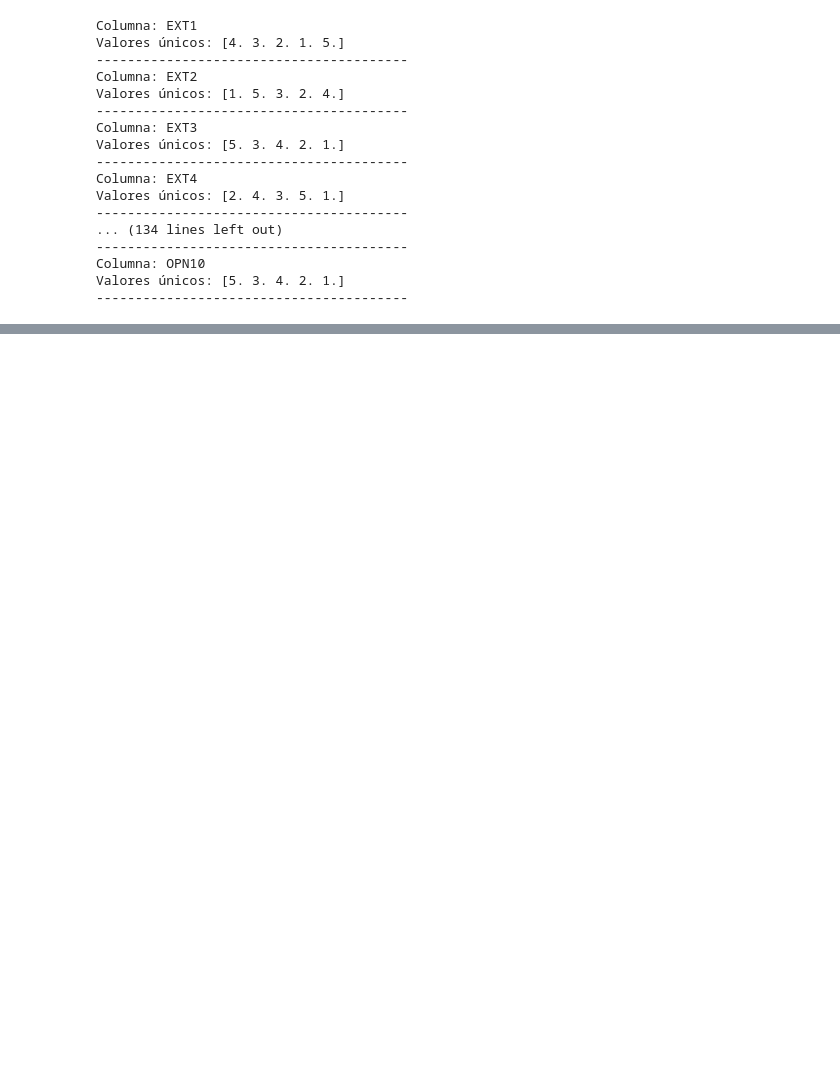
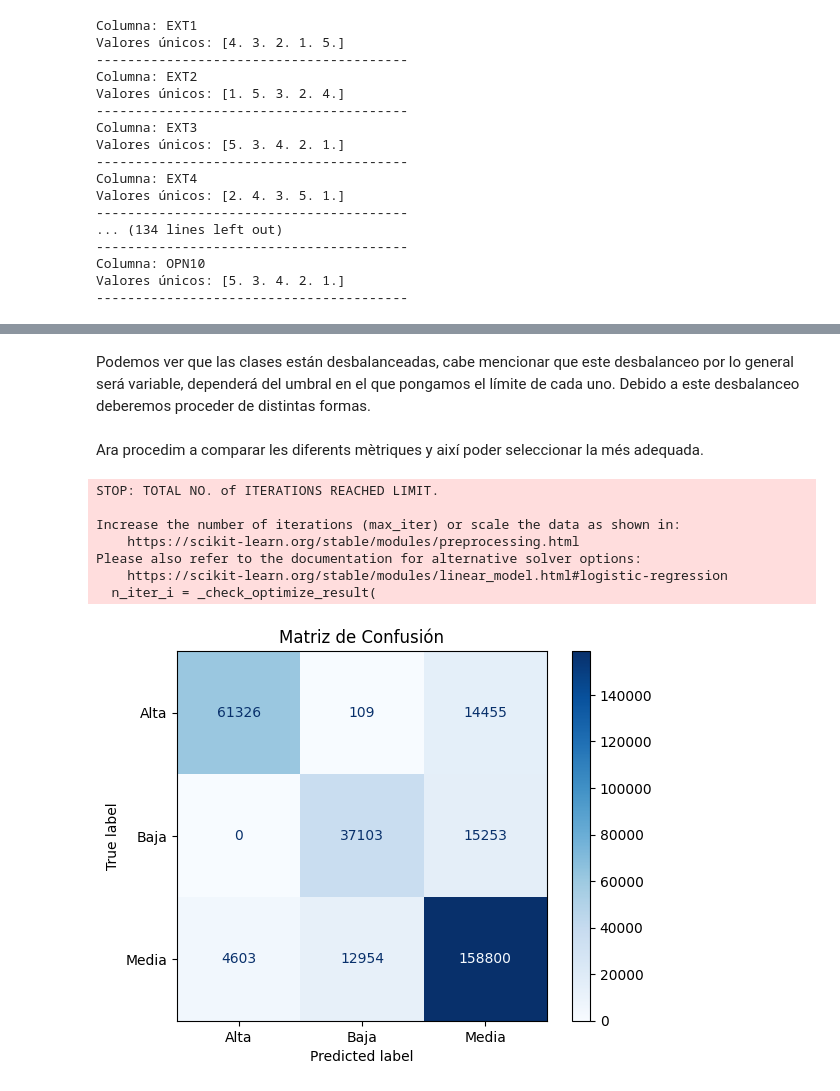
Before and after one commit to adrianpgal10/OCEAN_dataset, a Jupyter notebook: Kaggle.ipynb, the cells around one changed output, grey strips where cells are left out. Saved outputs shown, nothing was run; the diff lists cells and outputs as text; code cells hidden in the pictures; blank space fills up the shorter version.

```diff
--- a/Kaggle.ipynb
+++ b/Kaggle.ipynb
@@ -470,0 +545,65 @@ MemoryError: Unable to allocate 15.3 MiB for an array with shape (2, 1003154) an
+# %% [markdown]
+Podemos ver que las clases están desbalanceadas, cabe mencionar que este desbalanceo por lo general será variable, dependerá del umbral en el que pongamos el límite de cada uno. Debido a este desbalanceo deberemos proceder de distintas formas.
+# %% [markdown]
+Ara procedim a comparar les diferents mètriques y així poder seleccionar la més adequada.
+# %%
+X = dataset.drop(columns=['EXT_avg', 'EST_avg', 'AGR_avg', 'CSN_avg', 'OPN_avg', 'EXT_class', 'EST_class', 'AGR_class', 'CSN_class', 'OPN_class'])  # Predictores
+
+#y = dataset[['EXT_class', 'EST_class', 'AGR_class', 'CSN_class', 'OPN_class']]  # Variables de respuesta
+
+# Dividir el conjunto de datos en 5 regresiones diferentes
+y_ext = dataset['EXT_class']
+
+"""
+y_est = dataset['EST_class']
+y_agr = dataset['AGR_class']
+y_csn = dataset['CSN_class']
+y_opn = dataset['OPN_class']
+
+# Predecir las probabilidades para el conjunto de prueba
+y_test_proba = lr.predict_proba(X_test)[:, 1]  # Probabilidades para la clase positiva
+
+# Calcular los valores de la curva ROC
+fpr, tpr, thresholds = roc_curve(y_test, y_test_proba, pos_label=1)
+
+# Calcular el AUC
+auc_score = roc_auc_score(y_test, y_test_proba)
+print(f"AUC: {auc_score:.2f}")
+
+# Graficar la curva ROC
+plt.figure(figsize=(8, 6))
+plt.plot(fpr, tpr, color='blue', label=f'ROC curve (AUC = {auc_score:.2f})')
+plt.plot([0, 1], [0, 1], color='red', linestyle='--', label='Random Guessing')
+plt.xlabel('False Positive Rate (FPR)')
+plt.ylabel('True Positive Rate (TPR)')
+plt.title('Curva ROC')
+plt.legend(loc='lower right')
+plt.grid()
+plt.show()
+"""
+
+X_train, X_test,y_train, y_test = train_test_split(X,y_ext,test_size=0.3, random_state = 1)
+
+lr = LogisticRegression(fit_intercept = True)
+lr.fit(X,y_ext)
+
+# Generar predicciones
+y_pred = lr.predict(X_test)
+
+# Crear la matriz de confusión
+cm = confusion_matrix(y_test, y_pred, labels=lr.classes_)
+
+# Visualizar la matriz de confusión
+disp = ConfusionMatrixDisplay(confusion_matrix=cm, display_labels=lr.classes_)
+disp.plot(cmap=plt.cm.Blues)
+plt.title('Matriz de Confusión')
+plt.show()
+# %% [output]
+STOP: TOTAL NO. of ITERATIONS REACHED LIMIT.
+
+Increase the number of iterations (max_iter) or scale the data as shown in:
+    https://scikit-learn.org/stable/modules/preprocessing.html
+Please also refer to the documentation for alternative solver options:
+    https://scikit-learn.org/stable/modules/linear_model.html#logistic-regression
+  n_iter_i = _check_optimize_result(
+[figure, added]
```
Also changed, not shown: parts of 32 cells of this notebook.
